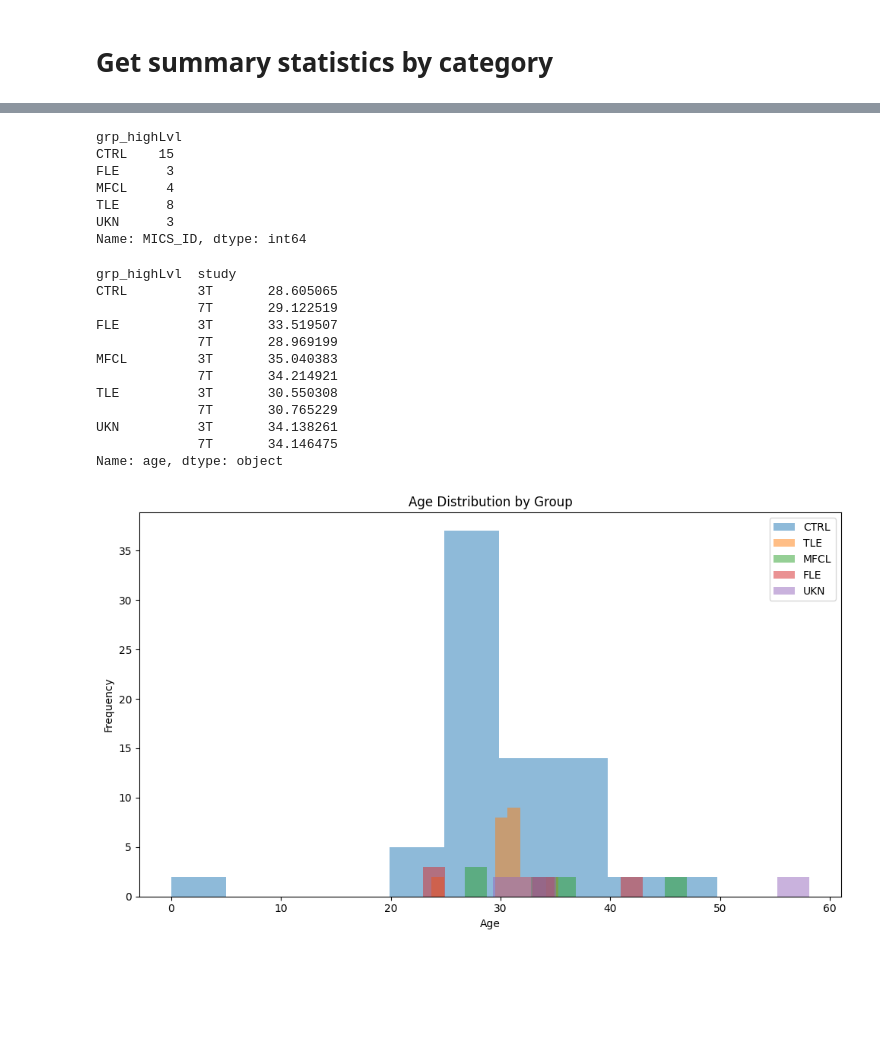
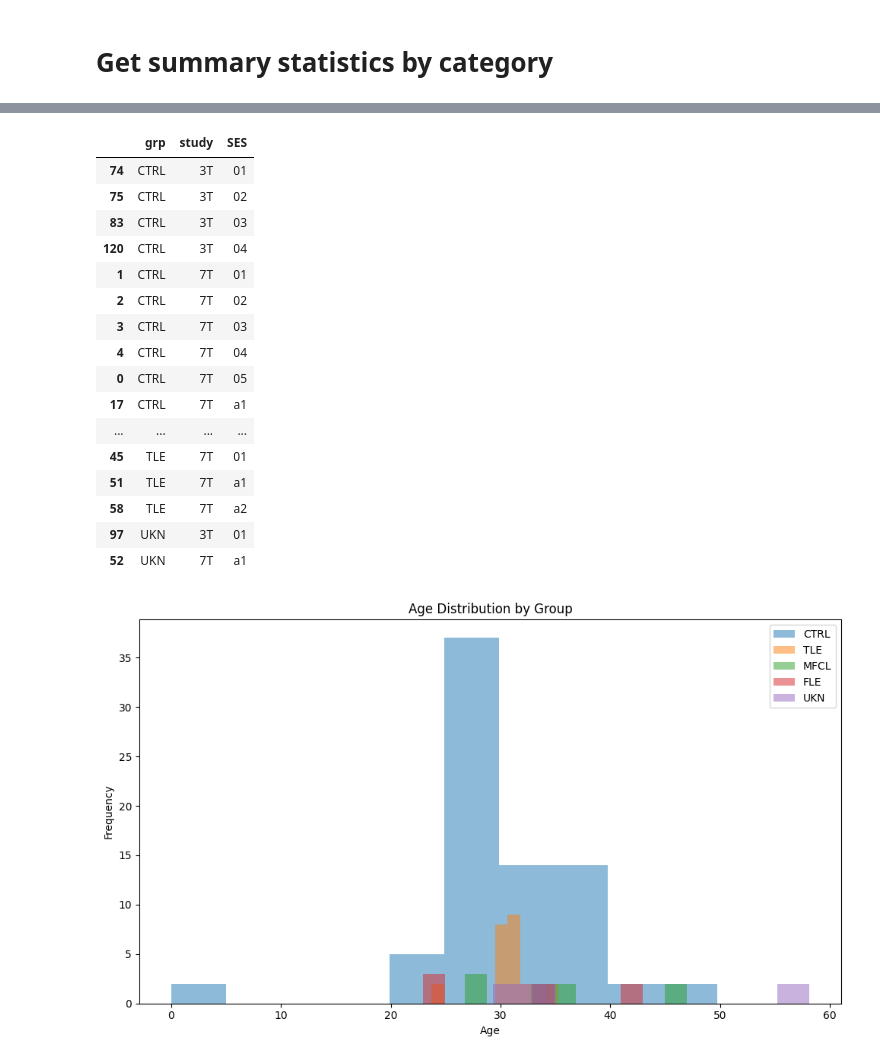
Before and after one commit to mendelsonD/3T7T, a Jupyter notebook: analyses/02_demo.ipynb, the cells around one changed output, grey strips where cells are left out. Saved outputs shown, nothing was run; the diff lists cells and outputs as text; code cells hidden in the pictures; blank space fills up the shorter version.

```diff
--- a/analyses/02_demo.ipynb
+++ b/analyses/02_demo.ipynb
@@ -309,14 +359 @@ mTLE_R        1
 Name: MICS_ID, dtype: int64
-# %%
-# create new group col that puts all TLEs, all Unknowns, all MFCL, all FLE
-demo['grp_highLvl'] = demo['grp']
-demo['grp_highLvl'] = demo['grp_highLvl'].replace({'TLE_L': 'TLE', 'TLE_R': 'TLE', 'TLE_U': 'TLE', 'mTLE_L': 'TLE', 'mTLE_R': 'TLE', 'FLE_L': 'FLE', 'FLE_R': 'FLE', 'UKN_L': 'UKN', 'UKN_R': 'UKN', 'UKN_U': 'UKN', 'MFCL_bTLE_L': 'MFCL', 'MFCL_bTLE_R': 'MFCL', 'MFCL_bTLE': 'MFCL'})
-demo.groupby('grp_highLvl')['MICS_ID'].nunique()
-# %% [output]
-grp_highLvl
-CTRL    15
-FLE      3
-MFCL     4
-TLE      8
-UKN      3
-Name: MICS_ID, dtype: int64
@@ -327,21 +360,26 @@ demo.to_csv(demo_pth, index=False)
+# %%
+demo[['grp', 'study', 'SES']].drop_duplicates().sort_values(['grp', 'study', 'SES'])
+# %% [output]
+|  | grp | study | SES |
+| 74 | CTRL | 3T | 01 |
+| 75 | CTRL | 3T | 02 |
+| 83 | CTRL | 3T | 03 |
+| 120 | CTRL | 3T | 04 |
+| 1 | CTRL | 7T | 01 |
+| 2 | CTRL | 7T | 02 |
+| 3 | CTRL | 7T | 03 |
+| 4 | CTRL | 7T | 04 |
+| 0 | CTRL | 7T | 05 |
+| 17 | CTRL | 7T | a1 |
+| ... | ... | ... | ... |
+| 45 | TLE | 7T | 01 |
+| 51 | TLE | 7T | a1 |
+| 58 | TLE | 7T | a2 |
+| 97 | UKN | 3T | 01 |
+| 52 | UKN | 7T | a1 |
 # %%
-# get number of 3T and 7T sessions in each group
-
 # get median age per study in each group
-demo.groupby(['grp_highLvl', 'study'])['age'].median().sort_index(level='grp_highLvl')
+demo.groupby(['grp', 'study'])['age'].median().sort_index(level='grp')
-# %% [output]
-grp_highLvl  study
-CTRL         3T       28.605065
-             7T       29.122519
-FLE          3T       33.519507
-             7T       28.969199
-MFCL         3T       35.040383
-             7T       34.214921
-TLE          3T       30.550308
-             7T       30.765229
-UKN          3T       34.138261
-             7T       34.146475
-Name: age, dtype: object
 # %%
 # show histograms for each group
 
```
Also changed, not shown: parts of 7 cells of this notebook.
